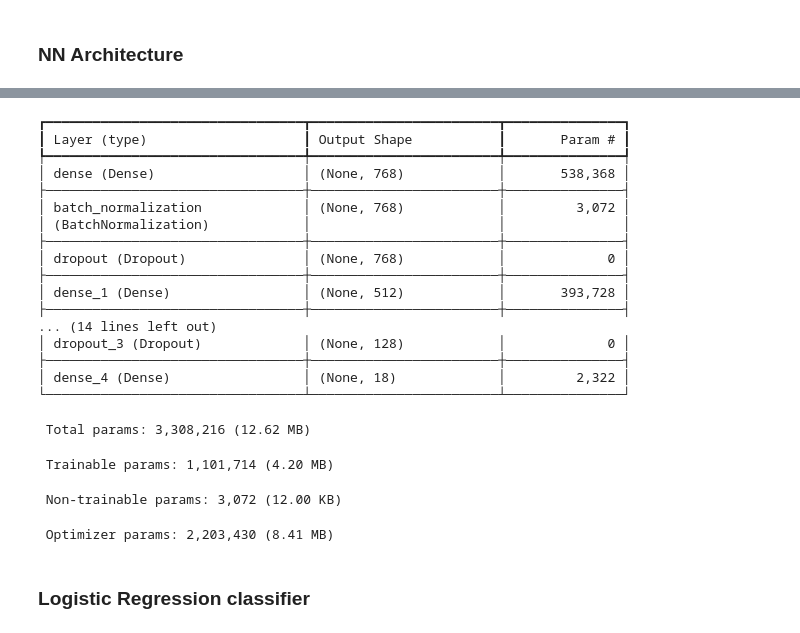
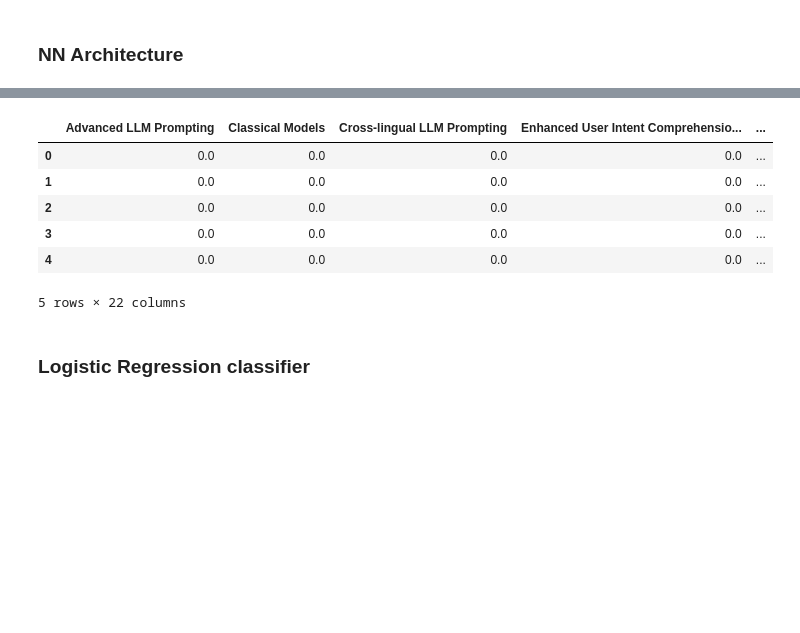
Before and after one commit to HasinthakaPiyumal/AI-Pattern-Mining-Project, a Jupyter notebook: notebooks/3.1.2 Classification Model Developent - II.ipynb, the cells around one changed output, grey strips where cells are left out. Drawn from its saved outputs; the diff is of its cells as text; code cells hidden in the pictures; blank space fills up the shorter version.

```diff
--- a/notebooks/3.1.2 Classification Model Developent - II.ipynb
+++ b/notebooks/3.1.2 Classification Model Developent - II.ipynb
@@ -244,7 +247,7 @@ def predict_pattern_probabilities(
 
 
 # Example usage (uncomment to run):
-# loaded_model, loaded_scaler, loaded_encoder = load_pattern_classifier()
-# sample_probs = predict_pattern_probabilities(X_test[:5], loaded_model, loaded_scaler, loaded_encoder)
-# display(sample_probs)
+loaded_model, loaded_scaler, loaded_encoder = load_pattern_classifier()
+sample_probs = predict_pattern_probabilities(X_test[:5], loaded_model, loaded_scaler, loaded_encoder)
+display(sample_probs)
 # %% [output]
@@ -252,23 +255,9 @@ Model: "sequential"
+|  | Advanced LLM Prompting | Classical Models | Cross-lingual LLM Prompting | Enhanced User Intent Comprehensio... | ... |
+| 0 | 0.0 | 0.0 | 0.0 | 0.0 | ... |
+| 1 | 0.0 | 0.0 | 0.0 | 0.0 | ... |
+| 2 | 0.0 | 0.0 | 0.0 | 0.0 | ... |
+| 3 | 0.0 | 0.0 | 0.0 | 0.0 | ... |
+| 4 | 0.0 | 0.0 | 0.0 | 0.0 | ... |
-┏━━━━━━━━━━━━━━━━━━━━━━━━━━━━━━━━━┳━━━━━━━━━━━━━━━━━━━━━━━━┳━━━━━━━━━━━━━━━┓
-┃ Layer (type)                    ┃ Output Shape           ┃       Param # ┃
-┡━━━━━━━━━━━━━━━━━━━━━━━━━━━━━━━━━╇━━━━━━━━━━━━━━━━━━━━━━━━╇━━━━━━━━━━━━━━━┩
-│ dense (Dense)                   │ (None, 768)            │       538,368 │
-├─────────────────────────────────┼────────────────────────┼───────────────┤
-│ batch_normalization             │ (None, 768)            │         3,072 │
-│ (BatchNormalization)            │                        │               │
-├─────────────────────────────────┼────────────────────────┼───────────────┤
-│ dropout (Dropout)               │ (None, 768)            │             0 │
-├─────────────────────────────────┼────────────────────────┼───────────────┤
-│ dense_1 (Dense)                 │ (None, 512)            │       393,728 │
-├─────────────────────────────────┼────────────────────────┼───────────────┤
-... (14 lines left out)
-│ dropout_3 (Dropout)             │ (None, 128)            │             0 │
-├─────────────────────────────────┼────────────────────────┼───────────────┤
-│ dense_4 (Dense)                 │ (None, 18)             │         2,322 │
-└─────────────────────────────────┴────────────────────────┴───────────────┘
+5 rows × 22 columns
- Total params: 3,308,216 (12.62 MB)
- Trainable params: 1,101,714 (4.20 MB)
- Non-trainable params: 3,072 (12.00 KB)
- Optimizer params: 2,203,430 (8.41 MB)
 # %% [markdown]
 ### Logistic Regression classifier
```
Also changed, not shown: parts of 12 cells of this notebook, 10 other files.
